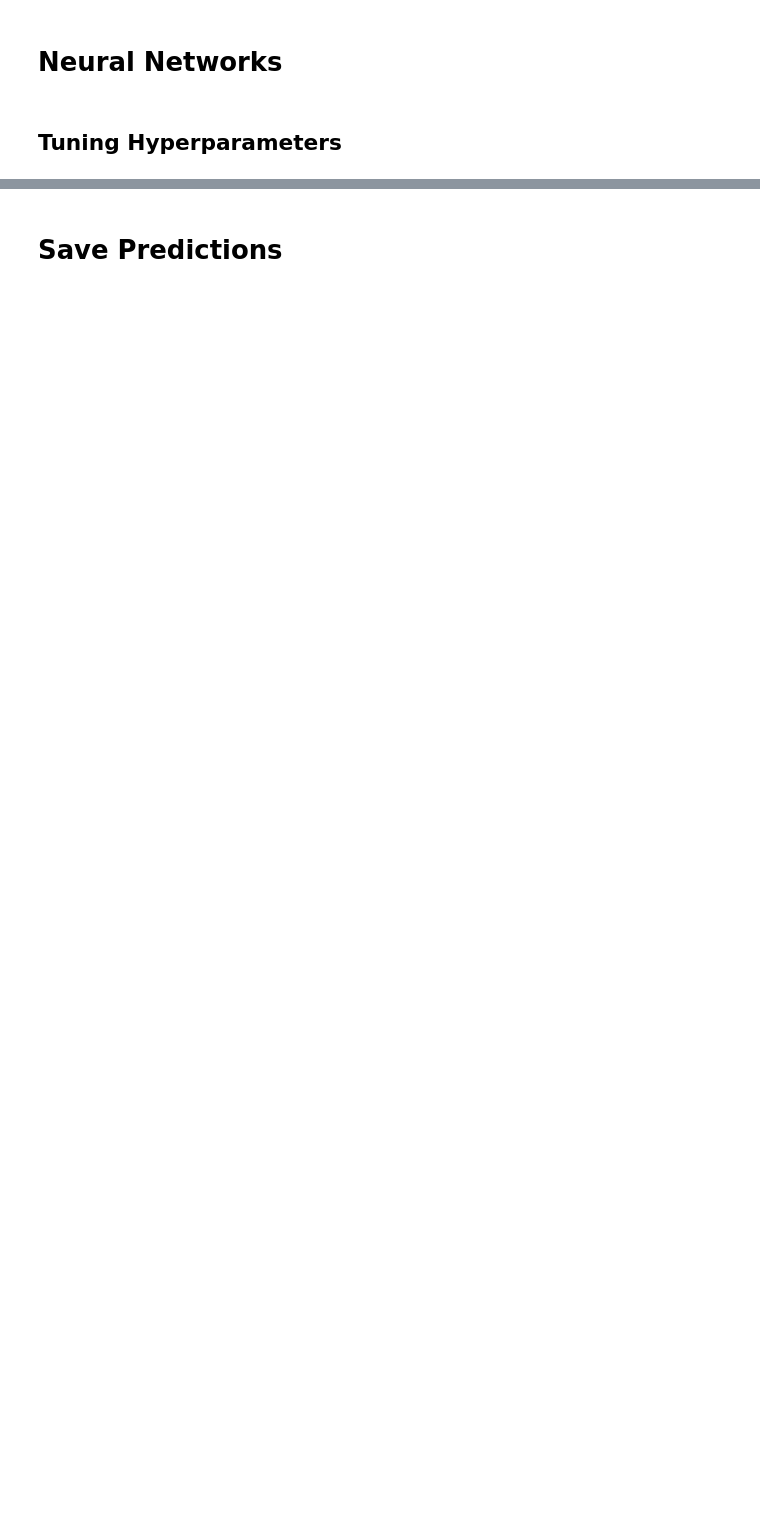
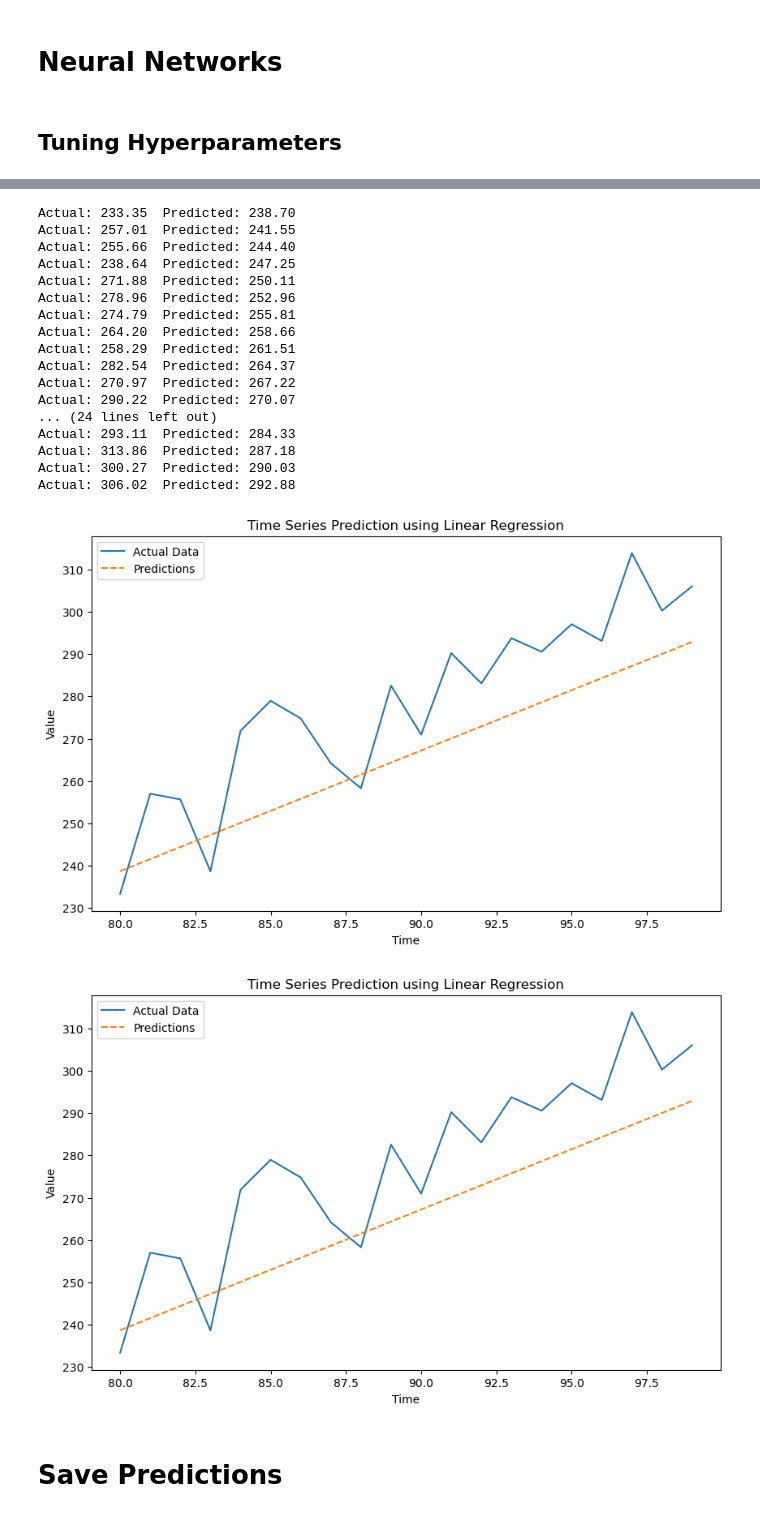
Before and after one commit to JoeBwonKenobi/Floral_Sales_Project, a Jupyter notebook: Predictive Modeling.ipynb, the cells around one changed output, grey strips where cells are left out. Cells and saved outputs as stored; diff of their text form; code cells hidden in the pictures; blank space fills up the shorter version.

```diff
--- a/Predictive Modeling.ipynb
+++ b/Predictive Modeling.ipynb
@@ -752,3 +884,56 @@ print("Neural Network Mean Squared Error:", mse)
+# %%
+# Generate some sample time series data
+np.random.seed(0)
+n_samples = 100
+time = np.arange(n_samples)
+data = 3 * time + 5 + np.random.normal(0, 10, n_samples)
+# Split the data into train and test sets
+train_size = int(0.8 * n_samples)
+train_data, test_data = data[:train_size], data[train_size:]
+train_time, test_time = time[:train_size], time[train_size:]
+# Reshape the data for scikit-learn
+X_train = train_time.reshape(-1, 1)
+y_train = train_data
+X_test = test_time.reshape(-1, 1)
+y_test = test_data
+# Create a linear regression model
+model = LinearRegression()
+# Train the model
+model.fit(X_train, y_train)
+# Make predictions for the test set
+predictions = model.predict(X_test)
+# Display the actual values and predictions
+for actual, predicted in zip(y_test, predictions):
+    print(f"Actual: {actual:.2f}  Predicted: {predicted:.2f}")
+# Plot the actual data and predictions
+plt.figure(figsize=(10, 6))
+plt.plot(test_time, y_test, label='Actual Data')
+plt.plot(test_time, predictions, label='Predictions', linestyle='dashed')
+plt.xlabel('Time')
+plt.ylabel('Value')
+plt.legend()
+plt.title('Time Series Prediction using Linear Regression')
+plt.show()
+# %% [output]
+Actual: 233.35  Predicted: 238.70
+Actual: 257.01  Predicted: 241.55
+Actual: 255.66  Predicted: 244.40
+Actual: 238.64  Predicted: 247.25
+Actual: 271.88  Predicted: 250.11
+Actual: 278.96  Predicted: 252.96
+Actual: 274.79  Predicted: 255.81
+Actual: 264.20  Predicted: 258.66
+Actual: 258.29  Predicted: 261.51
+Actual: 282.54  Predicted: 264.37
+Actual: 270.97  Predicted: 267.22
+Actual: 290.22  Predicted: 270.07
+... (24 lines left out)
+Actual: 293.11  Predicted: 284.33
+Actual: 313.86  Predicted: 287.18
+Actual: 300.27  Predicted: 290.03
+Actual: 306.02  Predicted: 292.88
+[figure, added]
+[figure, added]
 # %% [markdown]
 # **Save Predictions**
 # %%
```
Also changed, not shown: parts of 29 cells of this notebook.
